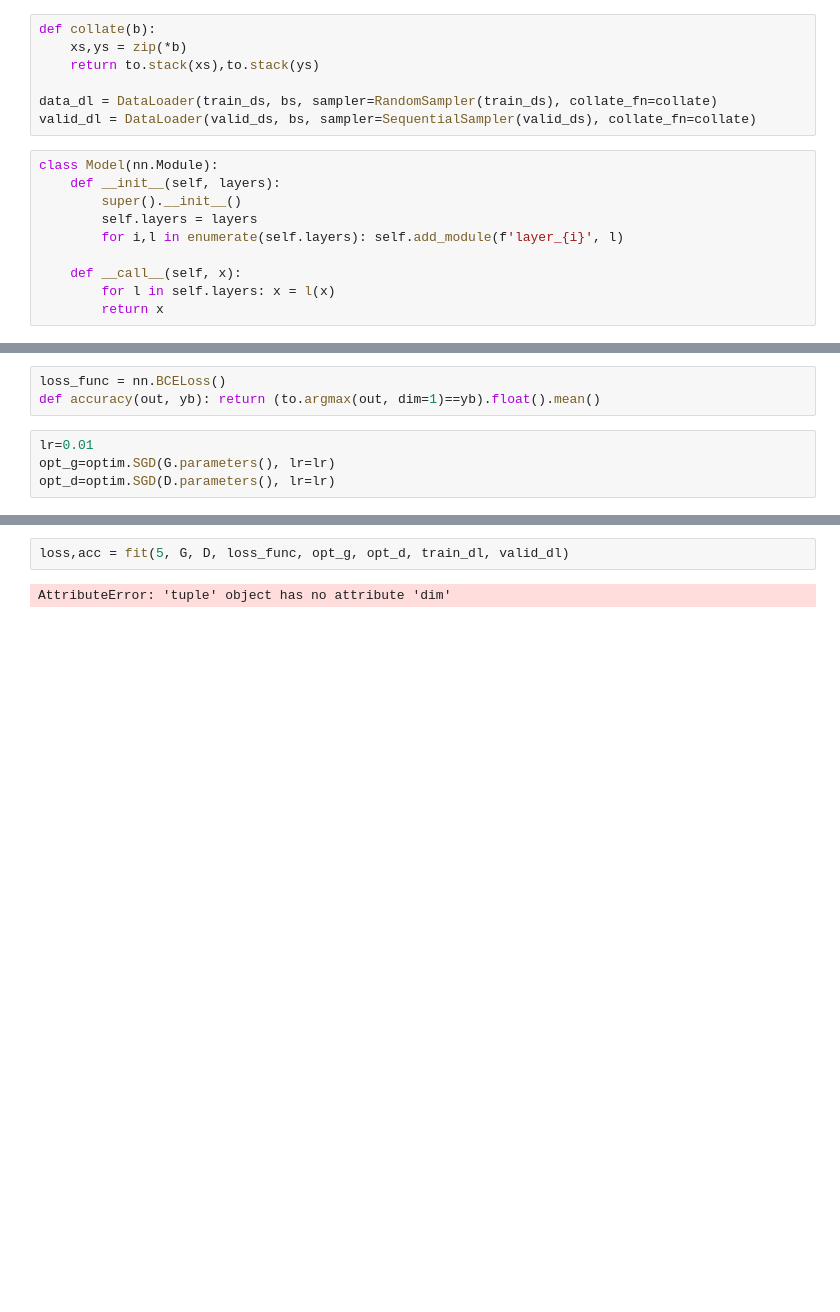
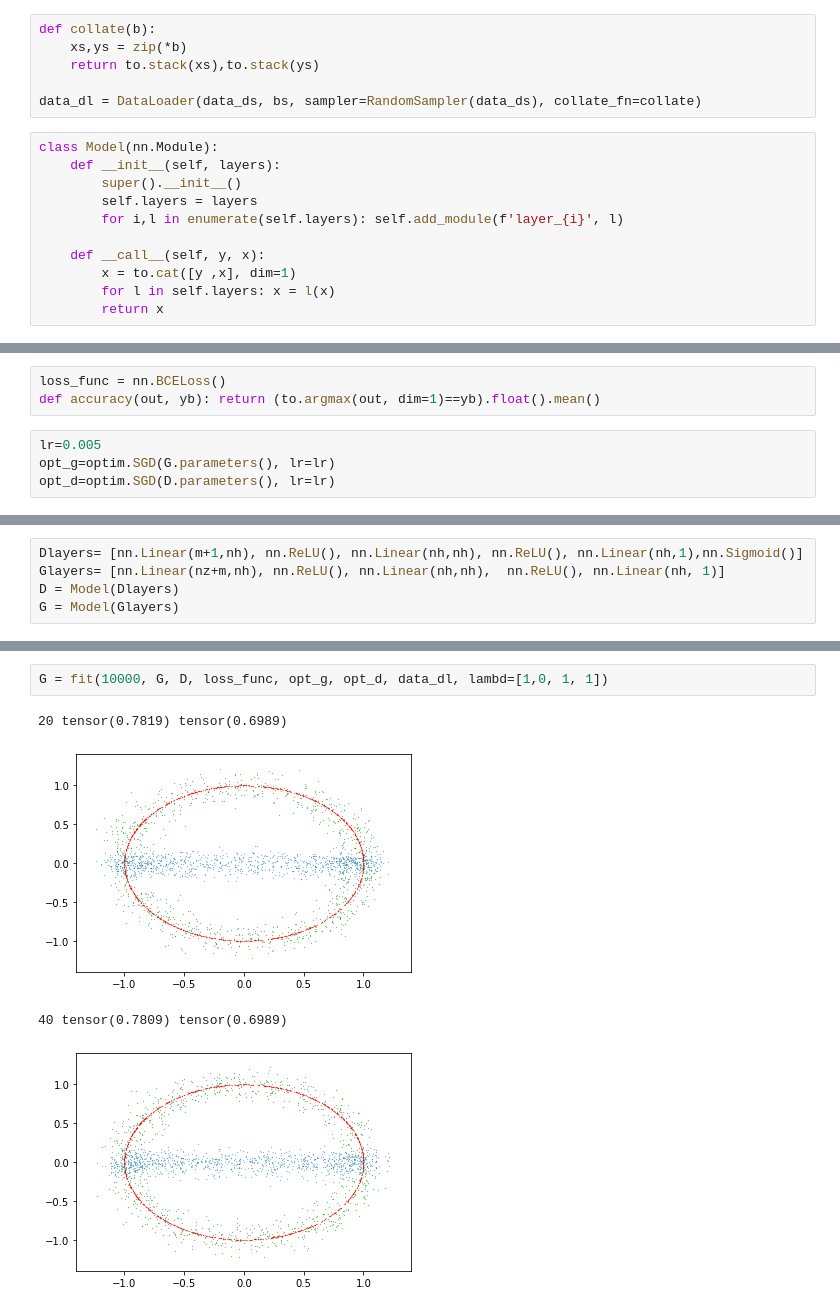
Before and after one commit to yoboget/AdversarialRegression, a Jupyter notebook: cGANRegression.ipynb, the cells around one changed output, grey strips where cells are left out. Saved outputs shown, nothing was run; the diff lists cells and outputs as text; blank space fills up the shorter version.

```diff
--- a/cGANRegression.ipynb
+++ b/cGANRegression.ipynb
@@ -65,8 +51,7 @@ def collate(b):
     xs,ys = zip(*b)
     return to.stack(xs),to.stack(ys)
 
-data_dl = DataLoader(train_ds, bs, sampler=RandomSampler(train_ds), collate_fn=collate)
-valid_dl = DataLoader(valid_ds, bs, sampler=SequentialSampler(valid_ds), collate_fn=collate)
+data_dl = DataLoader(data_ds, bs, sampler=RandomSampler(data_ds), collate_fn=collate)
 # %%
 class Model(nn.Module):
     def __init__(self, layers):
@@ -74,6 +59,7 @@ class Model(nn.Module):
         self.layers = layers
         for i,l in enumerate(self.layers): self.add_module(f'layer_{i}', l)
 
-    def __call__(self, x):
+    def __call__(self, y, x):
+        x = to.cat([y ,x], dim=1)
         for l in self.layers: x = l(x)
         return x
@@ -86,6 +67,6 @@ G = Model(Glayers)
 loss_func = nn.BCELoss()
 def accuracy(out, yb): return (to.argmax(out, dim=1)==yb).float().mean()
 # %%
-lr=0.01
+lr=0.005
 opt_g=optim.SGD(G.parameters(), lr=lr)
 opt_d=optim.SGD(D.parameters(), lr=lr)
@@ -92 +89,6 @@ opt_d=optim.SGD(D.parameters(), lr=lr)
+# %%
+Dlayers= [nn.Linear(m+1,nh), nn.ReLU(), nn.Linear(nh,nh), nn.ReLU(), nn.Linear(nh,1),nn.Sigmoid()]
+Glayers= [nn.Linear(nz+m,nh), nn.ReLU(), nn.Linear(nh,nh),  nn.ReLU(), nn.Linear(nh, 1)]
+D = Model(Dlayers)
+G = Model(Glayers)
 # %%
@@ -121,5 +150,8 @@ def fit(epochs, G, D, loss_func, opt_g, opt_d, train_dl, valid_dl):
 #         print(model.training)
 # %%
-loss,acc = fit(5, G, D, loss_func, opt_g, opt_d, train_dl, valid_dl)
+G = fit(10000, G, D, loss_func, opt_g, opt_d, data_dl, lambd=[1,0, 1, 1])
 # %% [output]
-AttributeError: 'tuple' object has no attribute 'dim'
+20 tensor(0.7819) tensor(0.6989)
+[figure, added]
+40 tensor(0.7809) tensor(0.6989)
+[figure, added]
```
Also changed, not shown: parts of 10 cells of this notebook.
